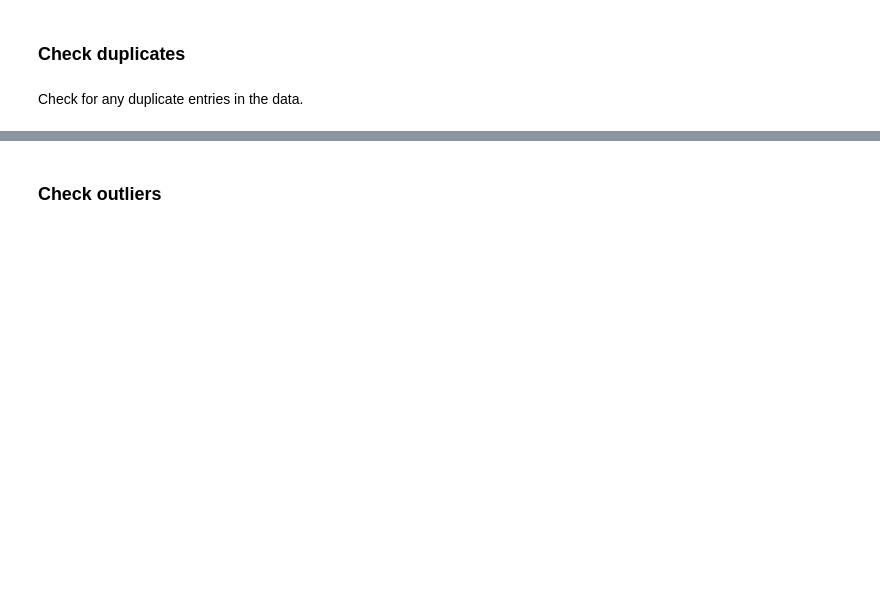
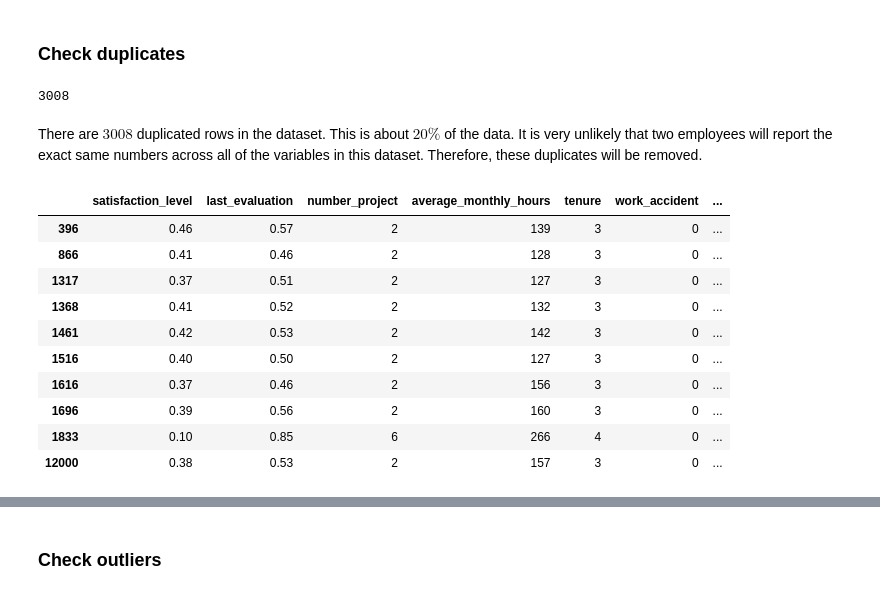
Before and after one commit to dianario/google_capstone_salifort_motors_analytics, a Jupyter notebook: course_7_salifort_motors_project_lab.ipynb, the cells around one changed output, grey strips where cells are left out. Cells and saved outputs as stored; diff of their text form; code cells hidden in the pictures; blank space fills up the shorter version.

```diff
--- a/course_7_salifort_motors_project_lab.ipynb
+++ b/course_7_salifort_motors_project_lab.ipynb
@@ -112,11 +191,25 @@ Check for any missing values in the data.
 # %% [markdown]
 ### Check duplicates
-# %% [markdown]
-Check for any duplicate entries in the data.
 # %%
 # Check for duplicates
-### YOUR CODE HERE ###
+df0.duplicated().sum()
+# %% [output]
+3008
+# %% [markdown]
+There are $3008$ duplicated rows in the dataset. This is about $20\%$ of the data. It is very unlikely that two employees will report the exact same numbers across all of the variables in this dataset. Therefore, these duplicates will be removed.
 # %%
-# Inspect some rows containing duplicates as needed
-### YOUR CODE HERE ###
+# Inspect some rows containing duplicates
+df0[df0.duplicated()].head(10)
+# %% [output]
+|  | satisfaction_level | last_evaluation | number_project | average_monthly_hours | tenure | work_accident | ... |
+| 396 | 0.46 | 0.57 | 2 | 139 | 3 | 0 | ... |
+| 866 | 0.41 | 0.46 | 2 | 128 | 3 | 0 | ... |
+| 1317 | 0.37 | 0.51 | 2 | 127 | 3 | 0 | ... |
+| 1368 | 0.41 | 0.52 | 2 | 132 | 3 | 0 | ... |
+| 1461 | 0.42 | 0.53 | 2 | 142 | 3 | 0 | ... |
+| 1516 | 0.40 | 0.50 | 2 | 127 | 3 | 0 | ... |
+| 1616 | 0.37 | 0.46 | 2 | 156 | 3 | 0 | ... |
+| 1696 | 0.39 | 0.56 | 2 | 160 | 3 | 0 | ... |
+| 1833 | 0.10 | 0.85 | 6 | 266 | 4 | 0 | ... |
+| 12000 | 0.38 | 0.53 | 2 | 157 | 3 | 0 | ... |
 # %%
```
Also changed, not shown: parts of 23 cells of this notebook.
